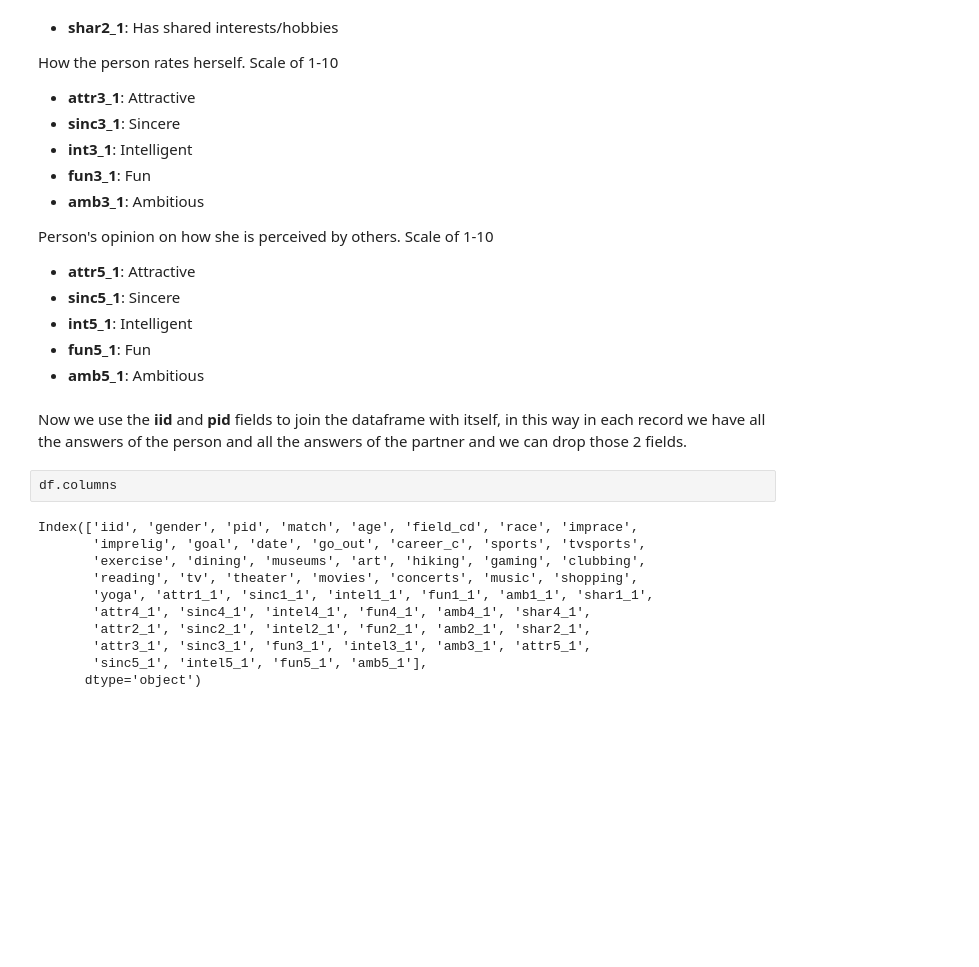
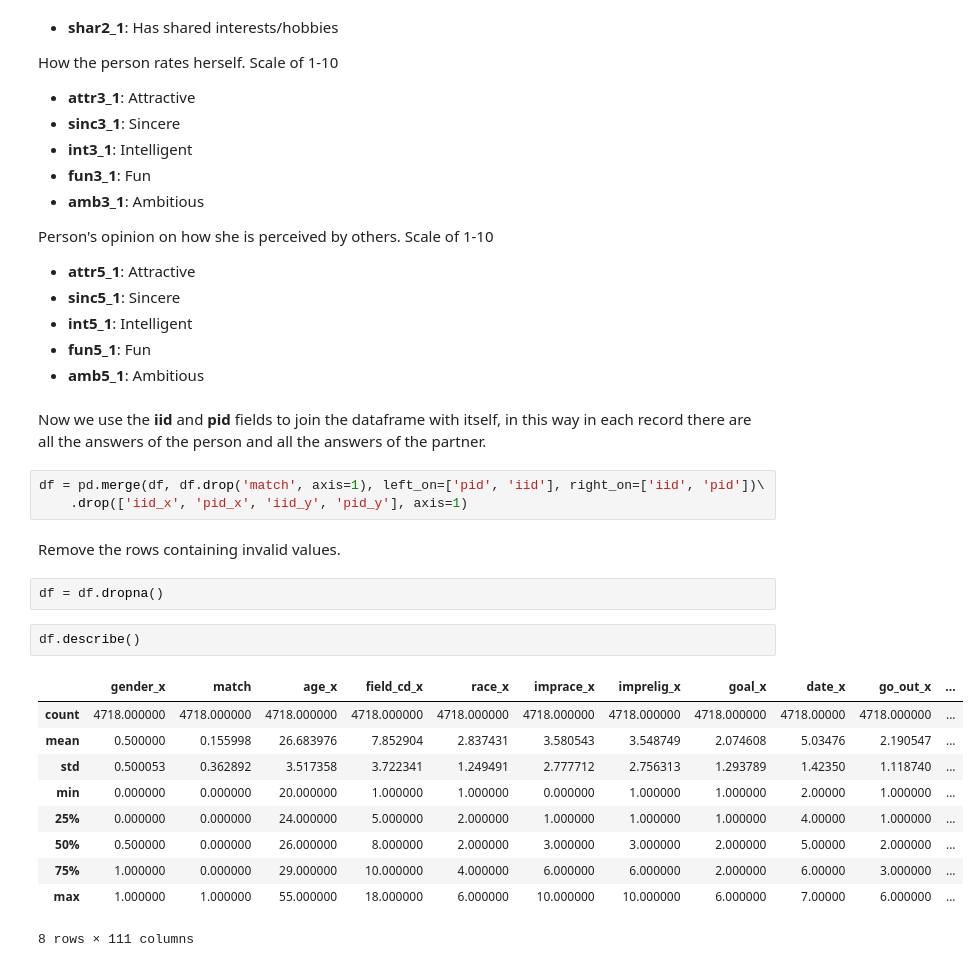
Before and after one commit to Marcondiro/malis-speed-dating, a Jupyter notebook: Dataset_analysis.ipynb, the cells around one changed output. Cells and saved outputs as stored; diff of their text form; blank space fills up the shorter version.

Commit message:
Data self join and remove nan

```diff
--- a/Dataset_analysis.ipynb
+++ b/Dataset_analysis.ipynb
@@ -199,17 +199,24 @@ Person's opinion on how she is perceived by others. Scale of 1-10
 - __fun5_1__: Fun
 - __amb5_1__: Ambitious
 # %% [markdown]
-Now we use the __iid__ and __pid__ fields to join the dataframe with itself, in this way in each record we have all the answers of the person and all the answers of the partner and we can drop those 2 fields.
+Now we use the __iid__ and __pid__ fields to join the dataframe with itself, in this way in each record there are all the answers of the person and all the answers of the partner.
-# %%
-df.columns
-# %% [output]
-Index(['iid', 'gender', 'pid', 'match', 'age', 'field_cd', 'race', 'imprace',
-       'imprelig', 'goal', 'date', 'go_out', 'career_c', 'sports', 'tvsports',
-       'exercise', 'dining', 'museums', 'art', 'hiking', 'gaming', 'clubbing',
-       'reading', 'tv', 'theater', 'movies', 'concerts', 'music', 'shopping',
-       'yoga', 'attr1_1', 'sinc1_1', 'intel1_1', 'fun1_1', 'amb1_1', 'shar1_1',
-       'attr4_1', 'sinc4_1', 'intel4_1', 'fun4_1', 'amb4_1', 'shar4_1',
-       'attr2_1', 'sinc2_1', 'intel2_1', 'fun2_1', 'amb2_1', 'shar2_1',
-       'attr3_1', 'sinc3_1', 'fun3_1', 'intel3_1', 'amb3_1', 'attr5_1',
-       'sinc5_1', 'intel5_1', 'fun5_1', 'amb5_1'],
-      dtype='object')
+# %%
+df = pd.merge(df, df.drop('match', axis=1), left_on=['pid', 'iid'], right_on=['iid', 'pid'])\
+    .drop(['iid_x', 'pid_x', 'iid_y', 'pid_y'], axis=1)
+# %% [markdown]
+Remove the rows containing invalid values.
+# %%
+df = df.dropna()
+# %%
+df.describe()
+# %% [output]
+|  | gender_x | match | age_x | field_cd_x | race_x | imprace_x | imprelig_x | goal_x | date_x | go_out_x | ... |
+| count | 4718.000000 | 4718.000000 | 4718.000000 | 4718.000000 | 4718.000000 | 4718.000000 | 4718.000000 | 4718.000000 | 4718.00000 | 4718.000000 | ... |
+| mean | 0.500000 | 0.155998 | 26.683976 | 7.852904 | 2.837431 | 3.580543 | 3.548749 | 2.074608 | 5.03476 | 2.190547 | ... |
+| std | 0.500053 | 0.362892 | 3.517358 | 3.722341 | 1.249491 | 2.777712 | 2.756313 | 1.293789 | 1.42350 | 1.118740 | ... |
+| min | 0.000000 | 0.000000 | 20.000000 | 1.000000 | 1.000000 | 0.000000 | 1.000000 | 1.000000 | 2.00000 | 1.000000 | ... |
+| 25% | 0.000000 | 0.000000 | 24.000000 | 5.000000 | 2.000000 | 1.000000 | 1.000000 | 1.000000 | 4.00000 | 1.000000 | ... |
+| 50% | 0.500000 | 0.000000 | 26.000000 | 8.000000 | 2.000000 | 3.000000 | 3.000000 | 2.000000 | 5.00000 | 2.000000 | ... |
+| 75% | 1.000000 | 0.000000 | 29.000000 | 10.000000 | 4.000000 | 6.000000 | 6.000000 | 2.000000 | 6.00000 | 3.000000 | ... |
+| max | 1.000000 | 1.000000 | 55.000000 | 18.000000 | 6.000000 | 10.000000 | 10.000000 | 6.000000 | 7.00000 | 6.000000 | ... |
+8 rows × 111 columns
```
Also changed, not shown: parts of 1 cell of this notebook, 1 other file.
